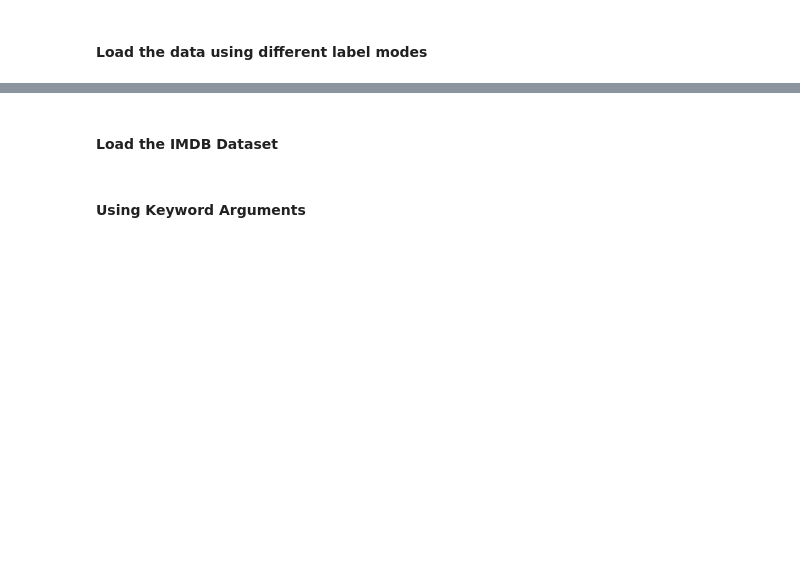
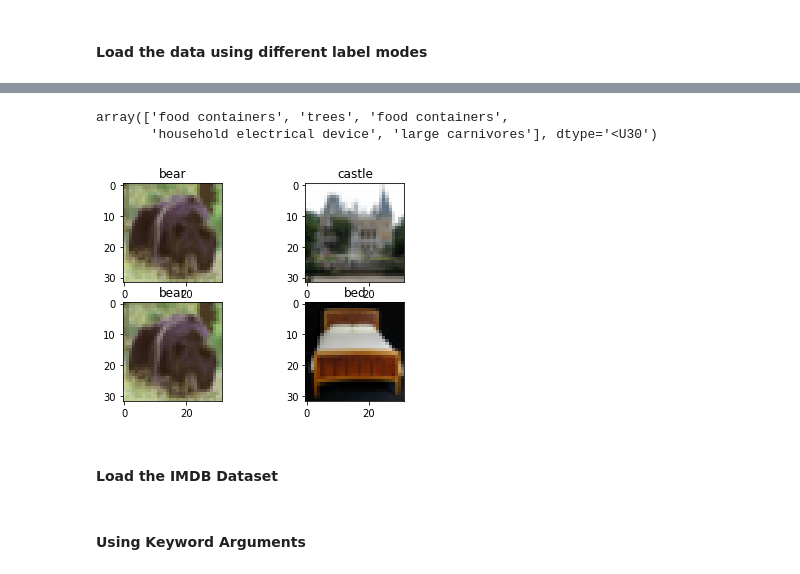
Before and after one commit to ChenHaoHere/Customising-your-models-with-TensorFlow-2-, a Jupyter notebook: tf.data.dataset.ipynb, the cells around one changed output, grey strips where cells are left out. Saved outputs shown, nothing was run; the diff lists cells and outputs as text; code cells hidden in the pictures; blank space fills up the shorter version.

```diff
--- a/tf.data.dataset.ipynb
+++ b/tf.data.dataset.ipynb
@@ -88,7 +149,13 @@ ax[2].imshow(examples[2])
 # %%
 # Load the list of coarse labels from a JSON file
 
-with open('path/to/cifar100_coarse_labels.json', 'r') as coarse_labels:
+with open('/content/gdrive/My Drive/Colab Notebooks/cifar100_coarse_labels.json', 'r') as coarse_labels:
     cifar100_coarse_labels = json.load(coarse_labels)
 # %%
 # Print a few of the labels
+
+idx = np.random.randint(0, len(cifar100_coarse_labels), 5)
+np.array(cifar100_coarse_labels)[idx]
+# %% [output]
+array(['food containers', 'trees', 'food containers',
+       'household electrical device', 'large carnivores'], dtype='<U30')
@@ -97,3 +162,11 @@ with open('path/to/cifar100_coarse_labels.json', 'r') as coarse_labels:
+# %%
+# Print the corresponding label for the example above
+fig, axes = plt.subplots(2, 2)
+for idx_, ax in zip(idx, axes.flatten()):
+  ax.imshow(X_train[np.argwhere(y_train==idx_)[0][0]])
+  ax.set_title(cifar100_fine_labels[idx_])
+# %% [output]
+[figure, added]
 # %% [markdown]
 #### Load the IMDB Dataset
 # %%
```
Also changed, not shown: parts of 28 cells of this notebook.
